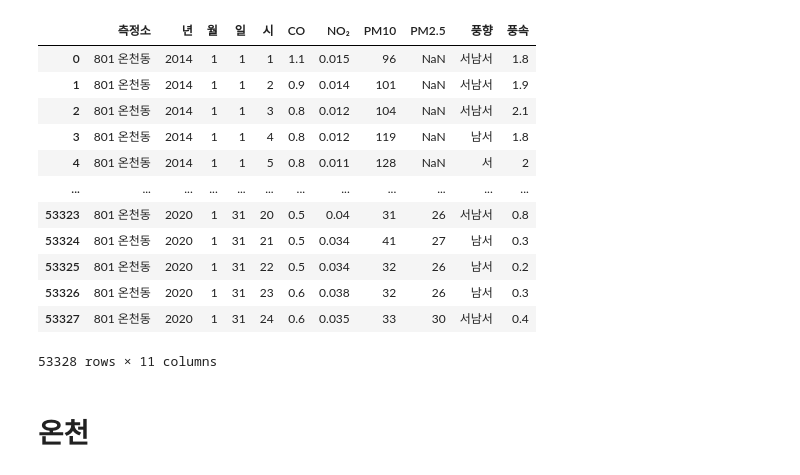
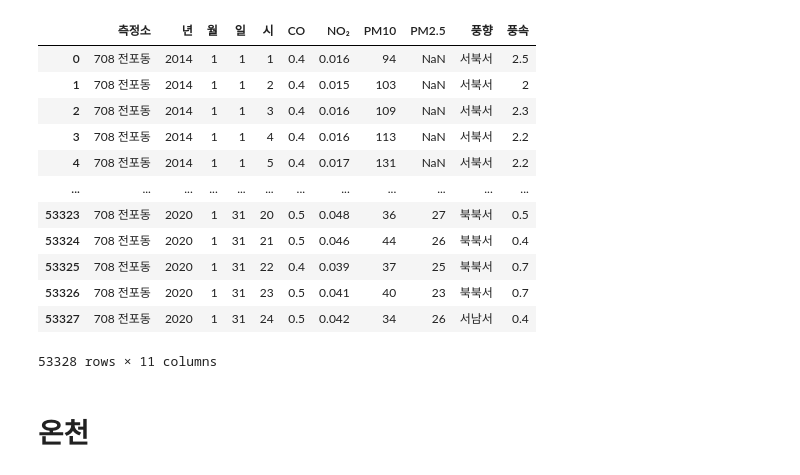
Before and after one commit to tbnsok40/Busan-Subway-Station-Pollutants-data, a Jupyter notebook: [Lab] AQMS 대기 데이터.ipynb, the cells around one changed output. Cells and saved outputs as stored; diff of their text form; code cells hidden in the pictures.

```diff
--- a/[Lab] AQMS 대기 데이터.ipynb
+++ b/[Lab] AQMS 대기 데이터.ipynb
@@ -11,24 +11,24 @@ import seaborn as sns
 # %%
 import pandas as pd
 
 광복 = pd.read_csv('C:/Users/User/jupyternotebook/LAB/시계열/광복동.csv')
 학장 = pd.read_csv('C:/Users/User/jupyternotebook/LAB/시계열/학장동.csv')
 전포 = pd.read_csv('C:/Users/User/jupyternotebook/LAB/시계열/전포동.csv')
 온천 = pd.read_csv('C:/Users/User/jupyternotebook/LAB/시계열/온천동.csv', encoding = 'utf-8')
-온천
+전포
 # %% [output]
 |  | 측정소 | 년 | 월 | 일 | 시 | CO | NO₂ | PM10 | PM2.5 | 풍향 | 풍속 |
-| 0 | 801 온천동 | 2014 | 1 | 1 | 1 | 1.1 | 0.015 | 96 | NaN | 서남서 | 1.8 |
-| 1 | 801 온천동 | 2014 | 1 | 1 | 2 | 0.9 | 0.014 | 101 | NaN | 서남서 | 1.9 |
-| 2 | 801 온천동 | 2014 | 1 | 1 | 3 | 0.8 | 0.012 | 104 | NaN | 서남서 | 2.1 |
-| 3 | 801 온천동 | 2014 | 1 | 1 | 4 | 0.8 | 0.012 | 119 | NaN | 남서 | 1.8 |
-| 4 | 801 온천동 | 2014 | 1 | 1 | 5 | 0.8 | 0.011 | 128 | NaN | 서 | 2 |
+| 0 | 708 전포동 | 2014 | 1 | 1 | 1 | 0.4 | 0.016 | 94 | NaN | 서북서 | 2.5 |
+| 1 | 708 전포동 | 2014 | 1 | 1 | 2 | 0.4 | 0.015 | 103 | NaN | 서북서 | 2 |
+| 2 | 708 전포동 | 2014 | 1 | 1 | 3 | 0.4 | 0.016 | 109 | NaN | 서북서 | 2.3 |
+| 3 | 708 전포동 | 2014 | 1 | 1 | 4 | 0.4 | 0.016 | 113 | NaN | 서북서 | 2.2 |
+| 4 | 708 전포동 | 2014 | 1 | 1 | 5 | 0.4 | 0.017 | 131 | NaN | 서북서 | 2.2 |
 | ... | ... | ... | ... | ... | ... | ... | ... | ... | ... | ... | ... |
-| 53323 | 801 온천동 | 2020 | 1 | 31 | 20 | 0.5 | 0.04 | 31 | 26 | 서남서 | 0.8 |
-| 53324 | 801 온천동 | 2020 | 1 | 31 | 21 | 0.5 | 0.034 | 41 | 27 | 남서 | 0.3 |
-| 53325 | 801 온천동 | 2020 | 1 | 31 | 22 | 0.5 | 0.034 | 32 | 26 | 남서 | 0.2 |
-| 53326 | 801 온천동 | 2020 | 1 | 31 | 23 | 0.6 | 0.038 | 32 | 26 | 남서 | 0.3 |
-| 53327 | 801 온천동 | 2020 | 1 | 31 | 24 | 0.6 | 0.035 | 33 | 30 | 서남서 | 0.4 |
+| 53323 | 708 전포동 | 2020 | 1 | 31 | 20 | 0.5 | 0.048 | 36 | 27 | 북북서 | 0.5 |
+| 53324 | 708 전포동 | 2020 | 1 | 31 | 21 | 0.5 | 0.046 | 44 | 26 | 북북서 | 0.4 |
+| 53325 | 708 전포동 | 2020 | 1 | 31 | 22 | 0.4 | 0.039 | 37 | 25 | 북북서 | 0.7 |
+| 53326 | 708 전포동 | 2020 | 1 | 31 | 23 | 0.5 | 0.041 | 40 | 23 | 북북서 | 0.7 |
+| 53327 | 708 전포동 | 2020 | 1 | 31 | 24 | 0.5 | 0.042 | 34 | 26 | 서남서 | 0.4 |
 53328 rows × 11 columns
 # %%
 온천=온천.apply(pd.to_numeric, errors='coerce')
```
Also changed, not shown: parts of 12 cells of this notebook.
